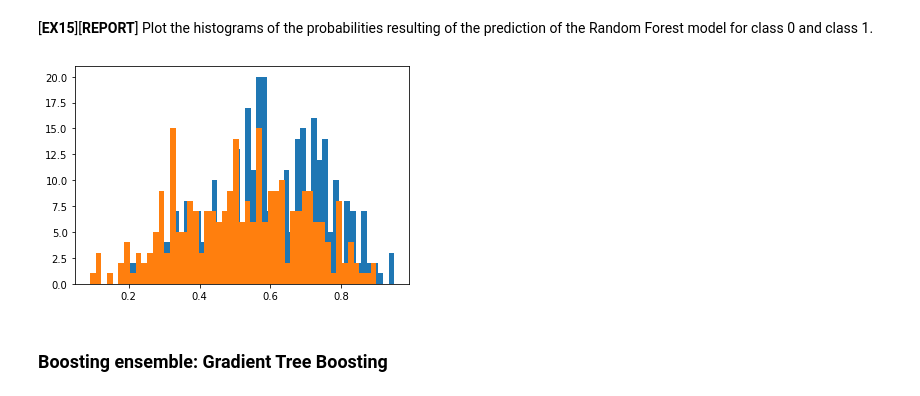
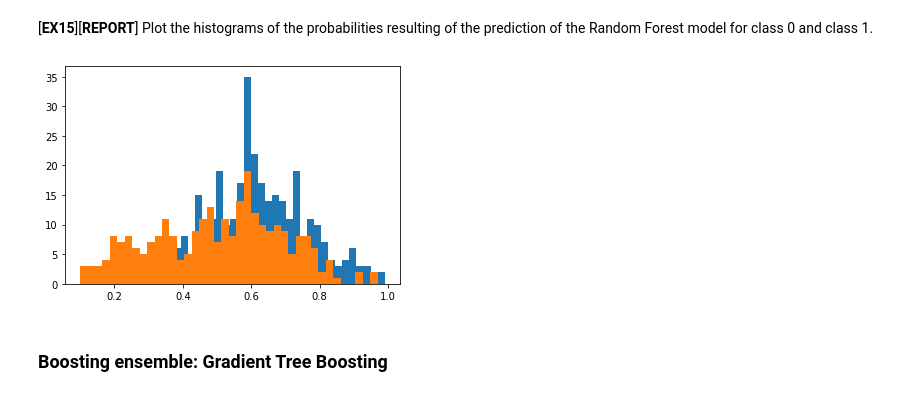
Before and after one commit to alex1162/Machine-Learning, a Jupyter notebook: PJ2/P02.ipynb, the cells around one changed output. Saved outputs shown, nothing was run; the diff lists cells and outputs as text; code cells hidden in the pictures.

```diff
--- a/PJ2/P02.ipynb
+++ b/PJ2/P02.ipynb
@@ -822,16 +821,17 @@ The confusion matrix of the Decision Tree model:
 # %%
 probabilities_of_prediction = random_forest.predict_proba(X_test) # Getting the probabilities
 probabilities_of_prediction = np.append(probabilities_of_prediction[:, 1].reshape(-1,1), np.asarray(y_test).reshape(-1,1), axis = 1) # Appending the target variable so that we can separate both classes
 
-# Separating both classes
+# With this code we aim to split our dataset into two splits, one where we predict they are customers, and another where we predict they are not
 probabilities_of_prediction_customers = probabilities_of_prediction[probabilities_of_prediction[:, 1] == 1]
 probabilities_of_prediction_noncustomers = probabilities_of_prediction[probabilities_of_prediction[:, 1] == 0]
 
-plt.hist(probabilities_of_prediction_customers[:, 0], bins = 50) # We selected the number of bins to be 50 to get a complete histogram
-plt.hist(probabilities_of_prediction_noncustomers[:, 0], bins = 50)
+# We selected the number of bins to be 40 to get a more informative histogram than the base one, which only had 10 bins
+plt.hist(probabilities_of_prediction_customers[:, 0], bins = 40)
+plt.hist(probabilities_of_prediction_noncustomers[:, 0], bins = 40)
 plt.show()
 # %% [output]
-[figure, old version]
+[figure, new version]
 # %% [markdown]
 ### Boosting ensemble: Gradient Tree Boosting
 # %% [markdown]
```
Also changed, not shown: parts of 12 cells of this notebook.
